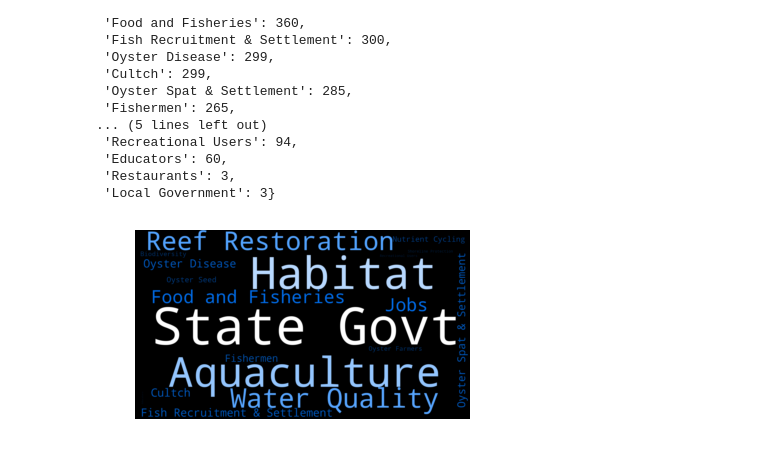
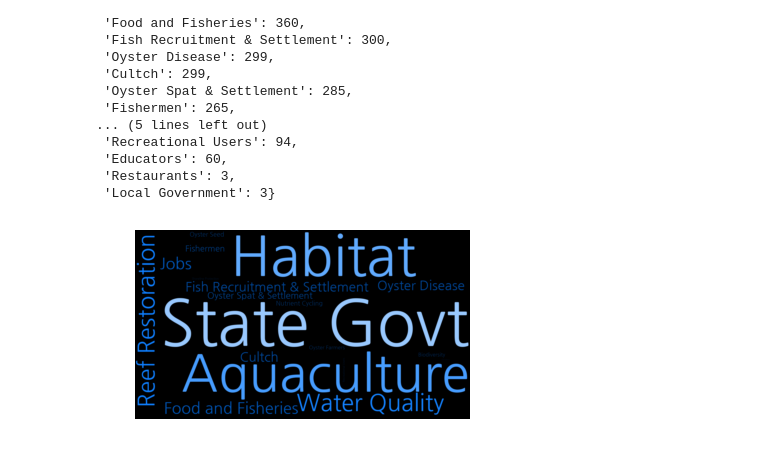
Before and after one commit to mistergroot/oysters, a Jupyter notebook: Oyster Graphics.ipynb, the cells around one changed output. Saved outputs shown, nothing was run; the diff lists cells and outputs as text; code cells hidden in the pictures.

```diff
--- a/Oyster Graphics.ipynb
+++ b/Oyster Graphics.ipynb
@@ -4,7 +7,7 @@ class MyColorFunctor():
     self.frequencies = frequencies
 
   def __call__(self,word,font_size,position,orientation,random_state=None,**kwargs):
-    return "hsl(%d, %d%%, %d%%)" % (212, 100, self.frequencies[word]/7.91)
+    return "hsl(%d, %d%%, %d%%)" % (212, 100, self.frequencies[word]/9.83)
 # %%
 oysters = csv.reader(open('project-2.csv', 'r',newline='\n'))
 data = {}
@@ -31,23 +34,22 @@ data
  'Restaurants': 3,
  'Local Government': 3}
 # %%
-import csv
-import pandas as pd
 from wordcloud import WordCloud
 import matplotlib.pyplot as plt
 
 #Generating wordcloud. Relative scaling value is to adjust the importance of a frequency word.
 #See documentation: https://github.com/amueller/word_cloud/blob/master/wordcloud/wordcloud.py
-wordcloud = WordCloud(width=1920,
+wordcloud = WordCloud(font_path="/usr/share/fonts/truetype/nanum/NanumGothic.ttf",
+                      width=1920,
                       height=1080,
                       max_words=1628,
                       background_color="black",
                       relative_scaling=1,
                       normalize_plurals=False,
                       color_func=MyColorFunctor(data)).generate_from_frequencies(data).to_file("index.png")
 
 plt.imshow(wordcloud, interpolation='bilinear')
 plt.axis("off")
 plt.show()
 # %% [output]
-[figure, old version]
+[figure, new version]
```
Also changed, not shown: parts of 5 cells of this notebook, 5 other files.
